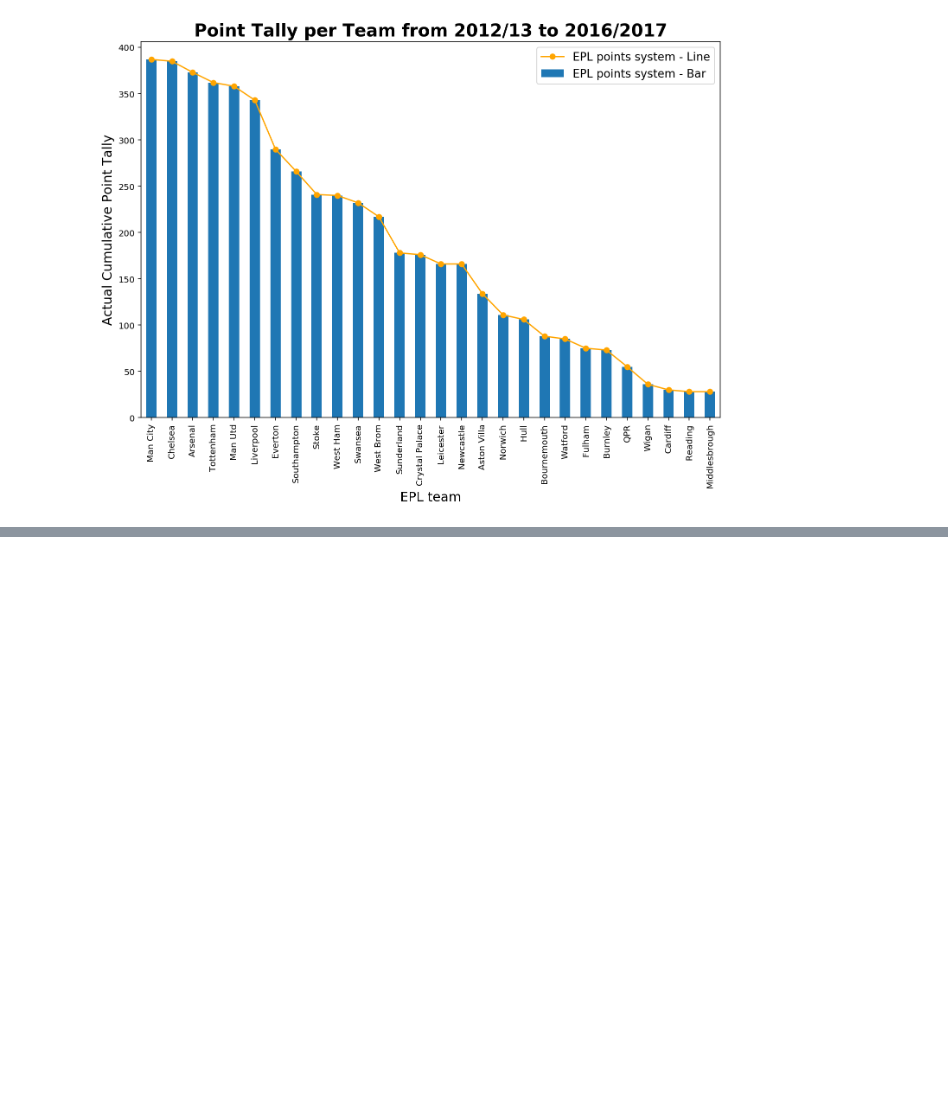
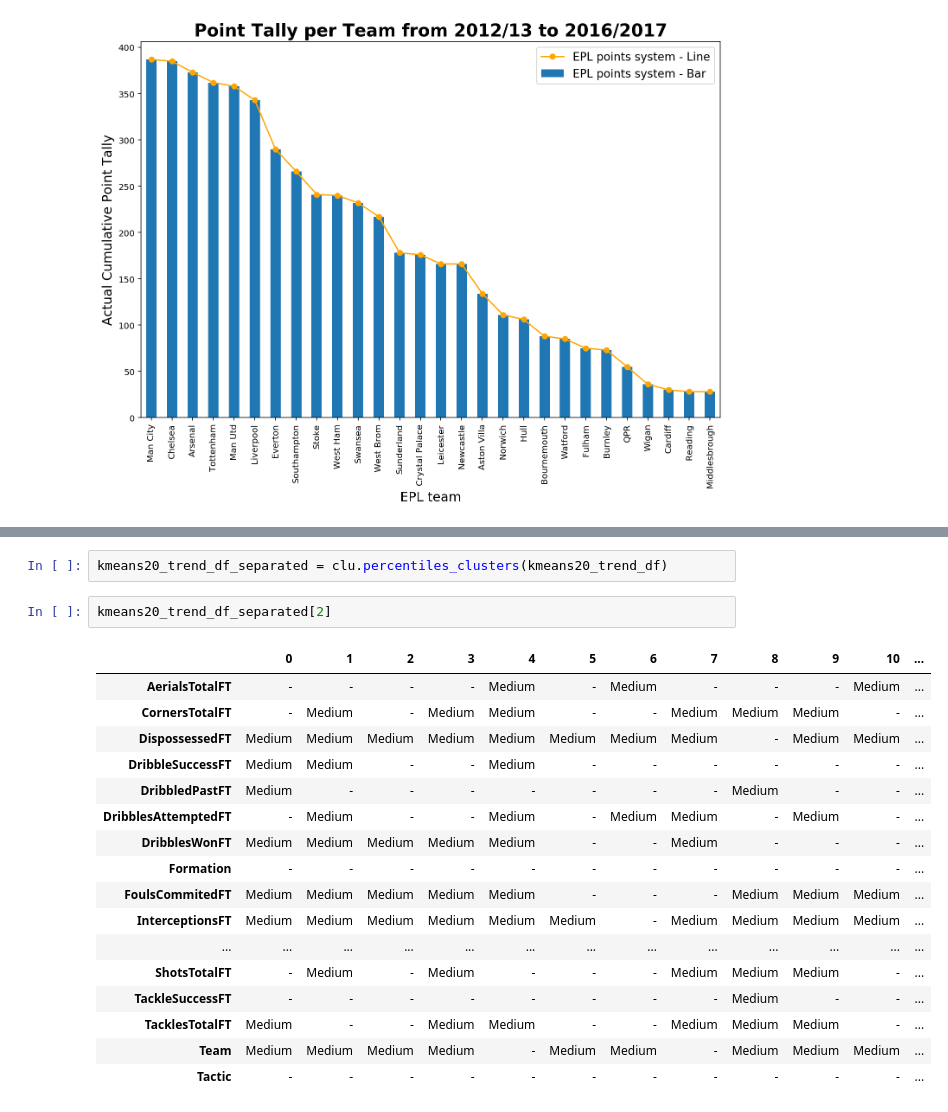
Before and after one commit to chizkidd/dsi-CapstoneProj, a Jupyter notebook: src/Function_implementation.ipynb, the cells around one changed output, grey strips where cells are left out. Drawn from its saved outputs; the diff is of its cells as text; blank space fills up the shorter version.

```diff
--- a/src/Function_implementation.ipynb
+++ b/src/Function_implementation.ipynb
@@ -120,0 +146,22 @@ league_table.plot_league_table(csvfile)
+# %%
+kmeans20_trend_df_separated = clu.percentiles_clusters(kmeans20_trend_df)
+# %%
+kmeans20_trend_df_separated[2]
+# %% [output]
+|  | 0 | 1 | 2 | 3 | 4 | 5 | 6 | 7 | 8 | 9 | 10 | ... |
+| AerialsTotalFT | - | - | - | - | Medium | - | Medium | - | - | - | Medium | ... |
+| CornersTotalFT | - | Medium | - | Medium | Medium | - | - | Medium | Medium | Medium | - | ... |
+| DispossessedFT | Medium | Medium | Medium | Medium | Medium | Medium | Medium | Medium | - | Medium | Medium | ... |
+| DribbleSuccessFT | Medium | Medium | - | - | Medium | - | - | - | - | - | - | ... |
+| DribbledPastFT | Medium | - | - | - | - | - | - | - | Medium | - | - | ... |
+| DribblesAttemptedFT | - | Medium | - | - | Medium | - | Medium | Medium | - | Medium | - | ... |
+| DribblesWonFT | Medium | Medium | Medium | Medium | Medium | - | - | Medium | - | - | - | ... |
+| Formation | - | - | - | - | - | - | - | - | - | - | - | ... |
+| FoulsCommitedFT | Medium | Medium | Medium | Medium | Medium | - | - | - | Medium | Medium | Medium | ... |
+| InterceptionsFT | Medium | Medium | Medium | Medium | Medium | Medium | - | Medium | Medium | Medium | Medium | ... |
+| ... | ... | ... | ... | ... | ... | ... | ... | ... | ... | ... | ... | ... |
+| ShotsTotalFT | - | Medium | - | Medium | - | - | - | Medium | Medium | Medium | - | ... |
+| TackleSuccessFT | - | - | - | - | - | - | - | - | Medium | - | - | ... |
+| TacklesTotalFT | Medium | - | - | Medium | Medium | - | - | Medium | Medium | Medium | - | ... |
+| Team | Medium | Medium | Medium | Medium | - | Medium | Medium | - | Medium | Medium | Medium | ... |
+| Tactic | - | - | - | - | - | - | - | - | - | - | - | ... |
```
Also changed, not shown: parts of 3 cells of this notebook, 3 other files.
